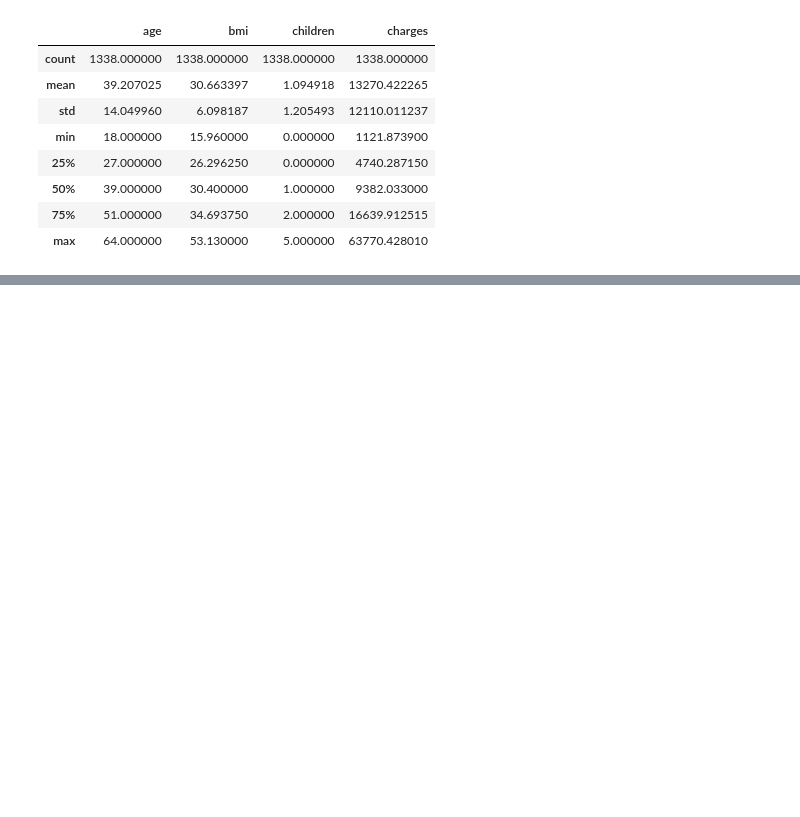
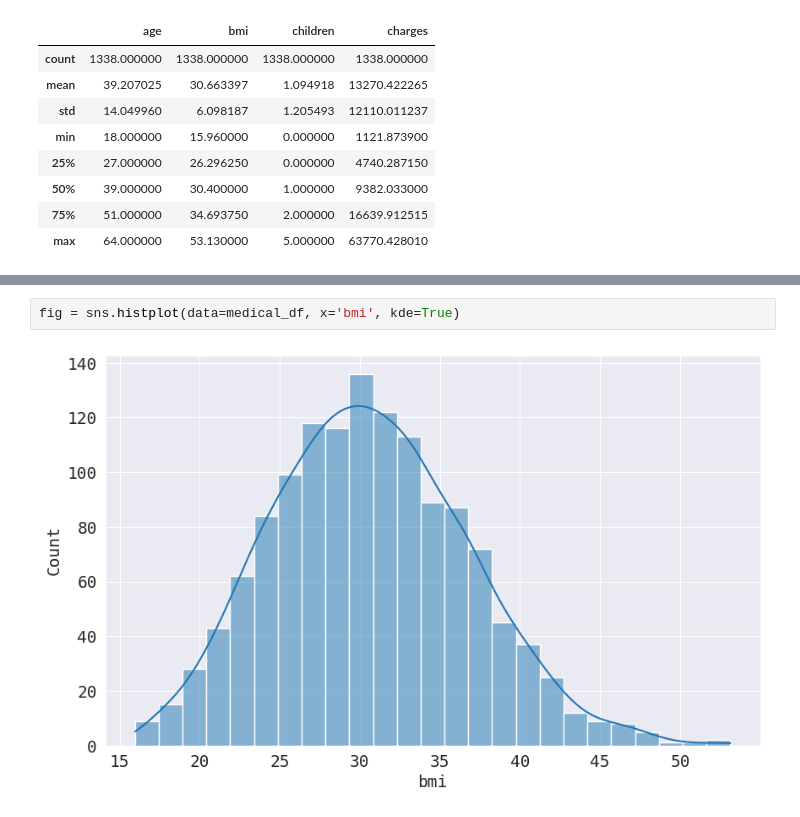
Before and after one commit to Gopal-Natarajan/Machine-learning, a Jupyter notebook: Medical_charges_machine_learning_project.ipynb, the cells around one changed output, grey strips where cells are left out. Saved outputs shown, nothing was run; the diff lists cells and outputs as text; blank space fills up the shorter version.

```diff
--- a/Medical_charges_machine_learning_project.ipynb
+++ b/Medical_charges_machine_learning_project.ipynb
@@ -91,0 +92,4 @@ medical_df.describe()
+# %%
+fig = sns.histplot(data=medical_df, x='bmi', kde=True)
+# %% [output]
+[figure, added]
```
Also changed, not shown: parts of 12 cells of this notebook.
